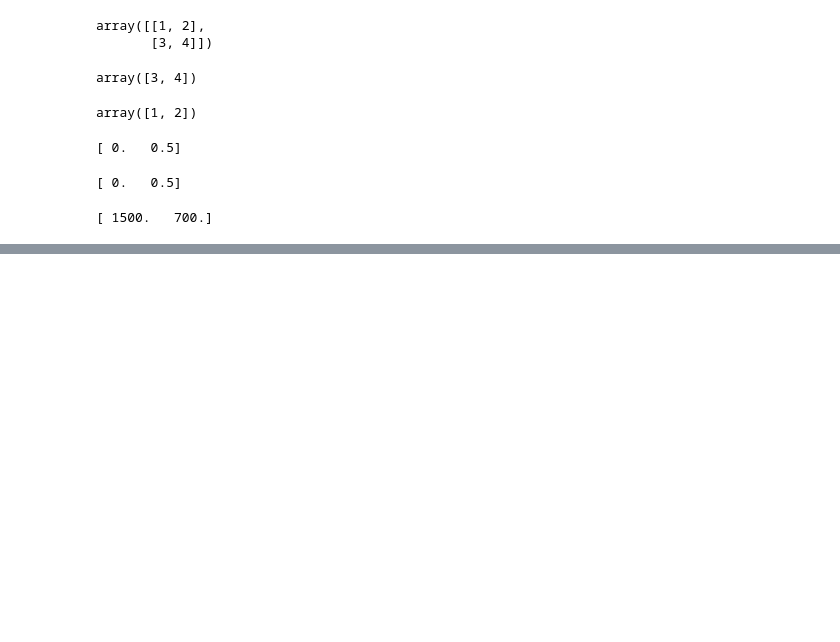
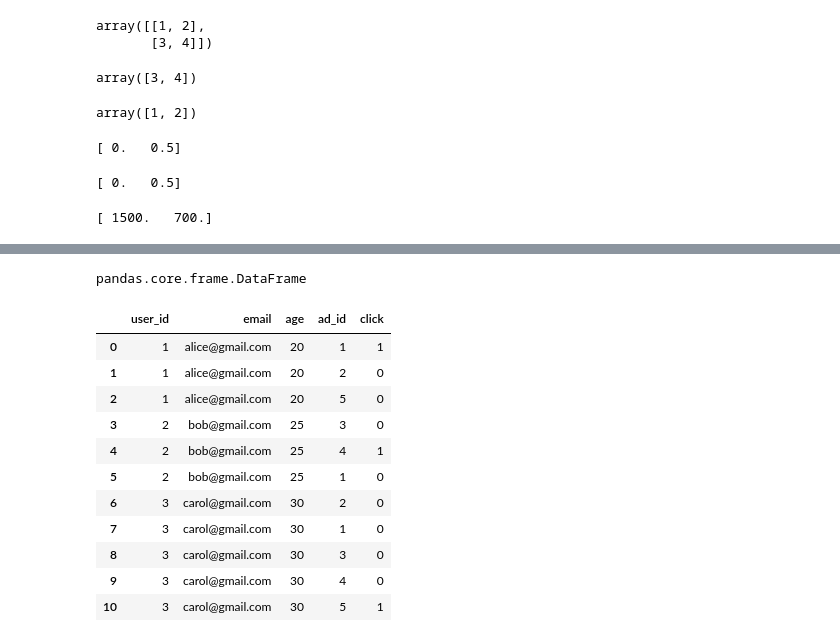
Before and after one commit to imflash217/Lumos, a Jupyter notebook: Project_Python/pyPlayground.ipynb, the cells around one changed output, grey strips where cells are left out. Drawn from its saved outputs; the diff is of its cells as text; code cells hidden in the pictures; blank space fills up the shorter version.

```diff
--- a/Project_Python/pyPlayground.ipynb
+++ b/Project_Python/pyPlayground.ipynb
@@ -778,0 +1127,3 @@ print(x)
+# %%
+t1 = pd.read_csv("table1.csv")
+t2 = pd.read_csv("table2.csv")
@@ -778,0 +1152,21 @@ print(x)
+# %%
+type(t1)
+# %% [output]
+pandas.core.frame.DataFrame
+# %%
+m = pd.merge(t1,t2,on='user_id')
+# %%
+m
+# %% [output]
+|  | user_id | email | age | ad_id | click |
+| 0 | 1 | alice@gmail.com | 20 | 1 | 1 |
+| 1 | 1 | alice@gmail.com | 20 | 2 | 0 |
+| 2 | 1 | alice@gmail.com | 20 | 5 | 0 |
+| 3 | 2 | bob@gmail.com | 25 | 3 | 0 |
+| 4 | 2 | bob@gmail.com | 25 | 4 | 1 |
+| 5 | 2 | bob@gmail.com | 25 | 1 | 0 |
+| 6 | 3 | carol@gmail.com | 30 | 2 | 0 |
+| 7 | 3 | carol@gmail.com | 30 | 1 | 0 |
+| 8 | 3 | carol@gmail.com | 30 | 3 | 0 |
+| 9 | 3 | carol@gmail.com | 30 | 4 | 0 |
+| 10 | 3 | carol@gmail.com | 30 | 5 | 1 |
```
Also changed, not shown: parts of 37 cells of this notebook.
